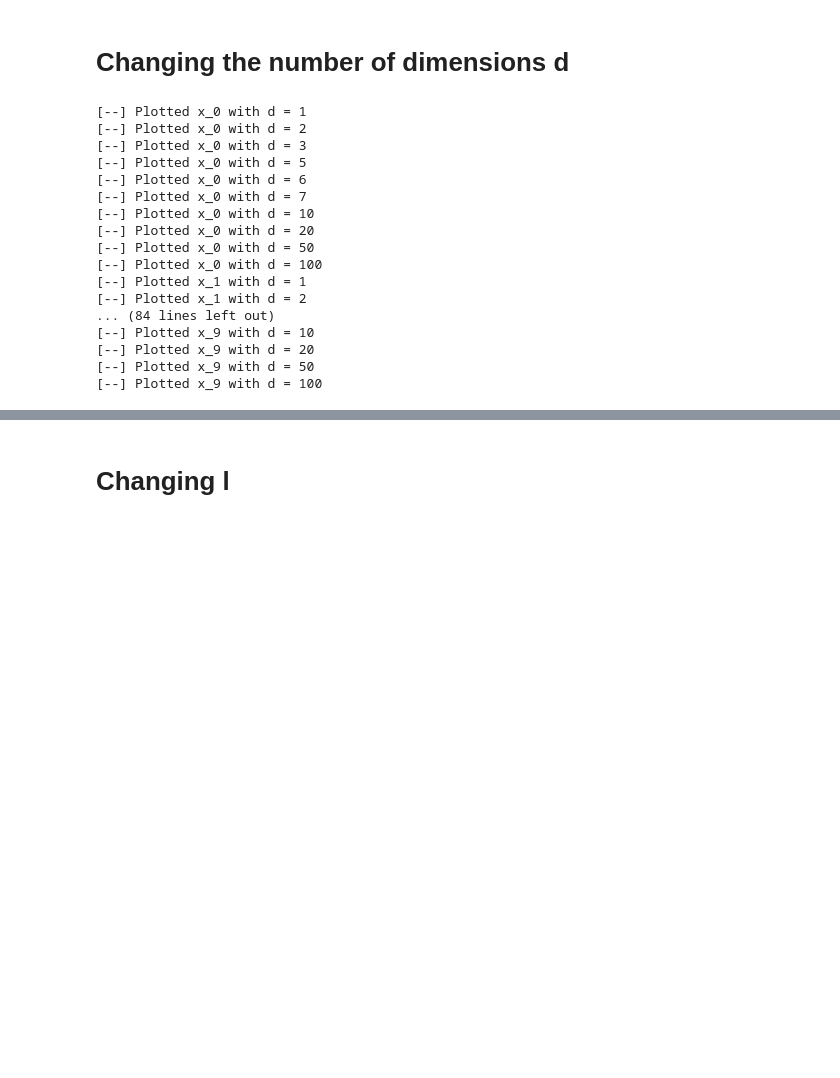
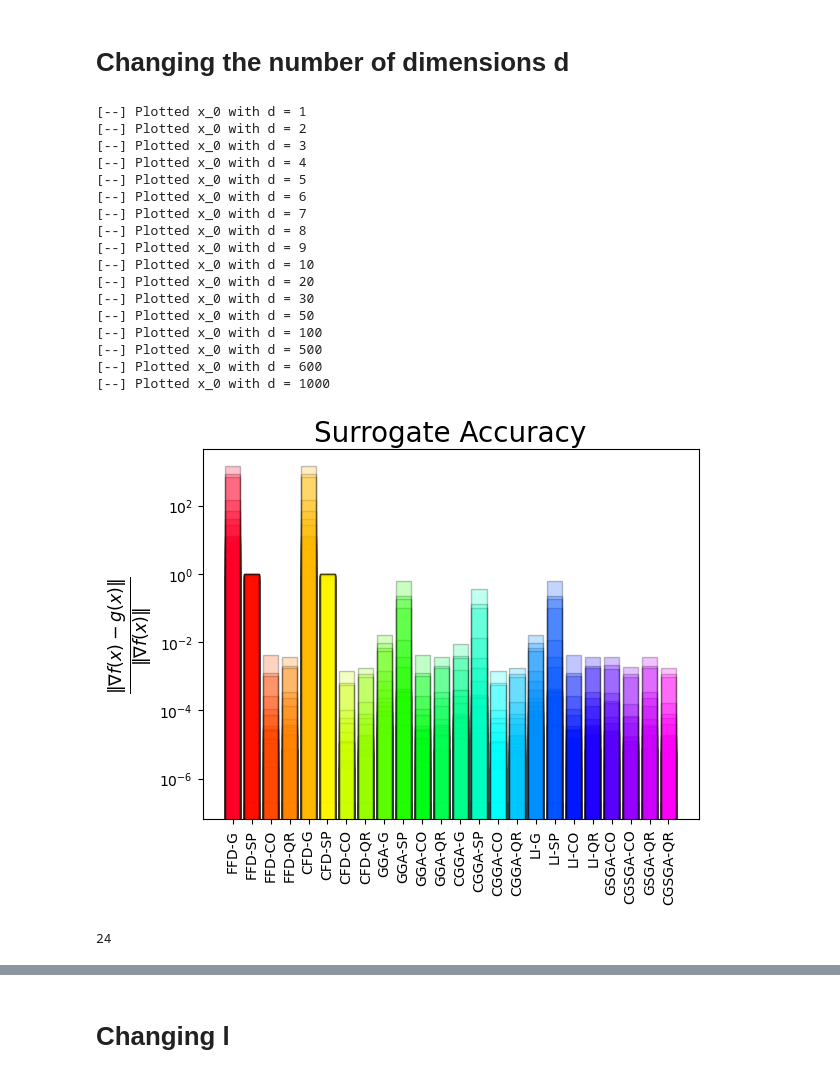
Before and after one commit to MarcoRando/fdopt, a Jupyter notebook: experiments/synthetic_experiments/grad_accuracy/Analyze_Results.ipynb, the cells around one changed output, grey strips where cells are left out. Cells and saved outputs as stored; diff of their text form; code cells hidden in the pictures; blank space fills up the shorter version.

```diff
--- a/experiments/synthetic_experiments/grad_accuracy/Analyze_Results.ipynb
+++ b/experiments/synthetic_experiments/grad_accuracy/Analyze_Results.ipynb
@@ -3,12 +3,21 @@ import numpy as np
 
 from math import sqrt
 
+
+
+import matplotlib
 import matplotlib.pyplot as plt
+import os
+
+matplotlib.rcParams['pdf.fonttype'] = 42
+matplotlib.rcParams['ps.fonttype'] = 42
 # %% [markdown]
 # Changing the number of dimensions d
 # %%
-path = "../results/grad_accuracy/changing_d"
-dims = [1, 2, 3, 5, 6, 7, 10, 20, 50, 100]
+x_num = 'x0'
+path = f"../results/grad_accuracy/changing_d"
+os.makedirs(f"{path}/img", exist_ok=True)
+dims = [1, 2, 3, 4, 5, 6, 7, 8, 9, 10, 20, 30, 50, 100, 500, 600, 1000]
 methods = ['FFD_G', 'FFD_SP', 'FFD_CO', 'FFD_QR', 'CFD_G', 'CFD_SP', 'CFD_CO', 'CFD_QR', 'GGA_G', 'GGA_SP', 'GGA_CO', 'GGA_QR', 'CGGA_G', 'CGGA_SP', 'CGGA_CO', 'CGGA_QR', 'LI_G', 'LI_SP', 'LI_CO', 'LI_QR', 'CLI_G', 'CLI_SP', 'CLI_CO', 'CLI_QR', 'GSGA_CO', 'CGSGA_CO', 'GSGA_QR', 'CGSGA_QR']
 # %%
 fun = "Sphere"
@@ -58,24 +80,56 @@ def plot_result(title, res, out, reps=200):
 # %%
 reps = 200
-for c in range(10):#[0, 1, 2]:
+ov_res = {}
+#tm_res = {}
+
+omap = {}
+
+
+
+for c in range(1):#[0, 1, 2]:
     for d in dims:
-        plot_result('Sphere d = {}'.format(d), results[d][c], 'sphere_{}_{}_{}.pdf'.format(d, d, c), reps=reps)
+        labels, acc_data, tm_data = plot_result('Sphere d = {}'.format(d), results[d][c], 'sphere_{}_{}_{}.pdf'.format(d, d, c), reps=reps)
         print(f"[--] Plotted x_{c} with d = {d}")
+        ov_res[d] = (acc_data, tm_data)
 # %% [output]
 [--] Plotted x_0 with d = 1
 [--] Plotted x_0 with d = 2
 [--] Plotted x_0 with d = 3
+[--] Plotted x_0 with d = 4
 [--] Plotted x_0 with d = 5
 [--] Plotted x_0 with d = 6
 [--] Plotted x_0 with d = 7
+[--] Plotted x_0 with d = 8
+[--] Plotted x_0 with d = 9
 [--] Plotted x_0 with d = 10
 [--] Plotted x_0 with d = 20
+[--] Plotted x_0 with d = 30
 [--] Plotted x_0 with d = 50
 [--] Plotted x_0 with d = 100
-[--] Plotted x_1 with d = 1
-[--] Plotted x_1 with d = 2
-... (84 lines left out)
-[--] Plotted x_9 with d = 10
-[--] Plotted x_9 with d = 20
-[--] Plotted x_9 with d = 50
-[--] Plotted x_9 with d = 100
+[--] Plotted x_0 with d = 500
+[--] Plotted x_0 with d = 600
+[--] Plotted x_0 with d = 1000
+# %%
+cmap = matplotlib.colormaps['gist_rainbow']
+
+norm = matplotlib.colors.Normalize(vmin=0.0, vmax=len(labels))
+
+fig, ax = plt.subplots()
+for (i, d) in enumerate(dims):
+    acc, tm = ov_res[d]
+    for (j, v) in enumerate(acc):
+#        print(v)
+        ax.bar(j, v[0], facecolor=cmap(j/len(labels)), edgecolor='black', alpha=np.clip(1/np.sqrt(i + 1), 0.15, 1.0))
+
+
+ax.set_title("Surrogate Accuracy", fontsize=20)
+ax.set_xticks([i for i in range(len(labels))], labels, rotation='vertical')
+ax.set_yscale("log")
+ax.set_ylabel("$\\frac{\\| \\nabla f(x) - g(x) \\|}{\\| \\nabla f(x) \\|}$", fontsize=18)
+fig.savefig(f"{path}/img/surrogate_accuracy_overall.pdf", bbox_inches='tight')
+# %% [output]
+[figure, added]
+# %%
+print(len(ov_res[1][0]))
+# %% [output]
+24
```
Also changed, not shown: parts of 7 cells of this notebook, 50 other files.
